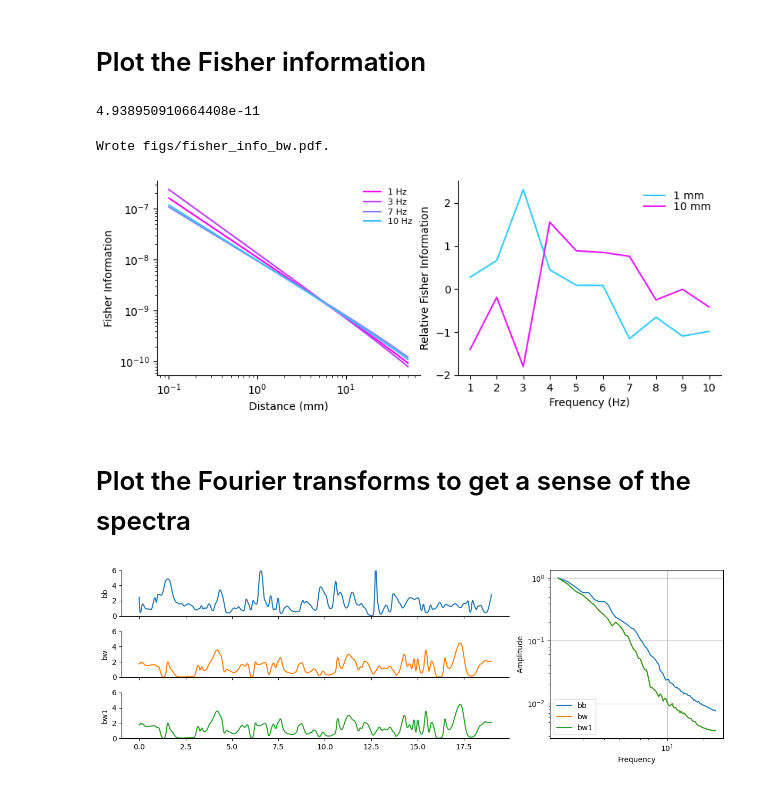
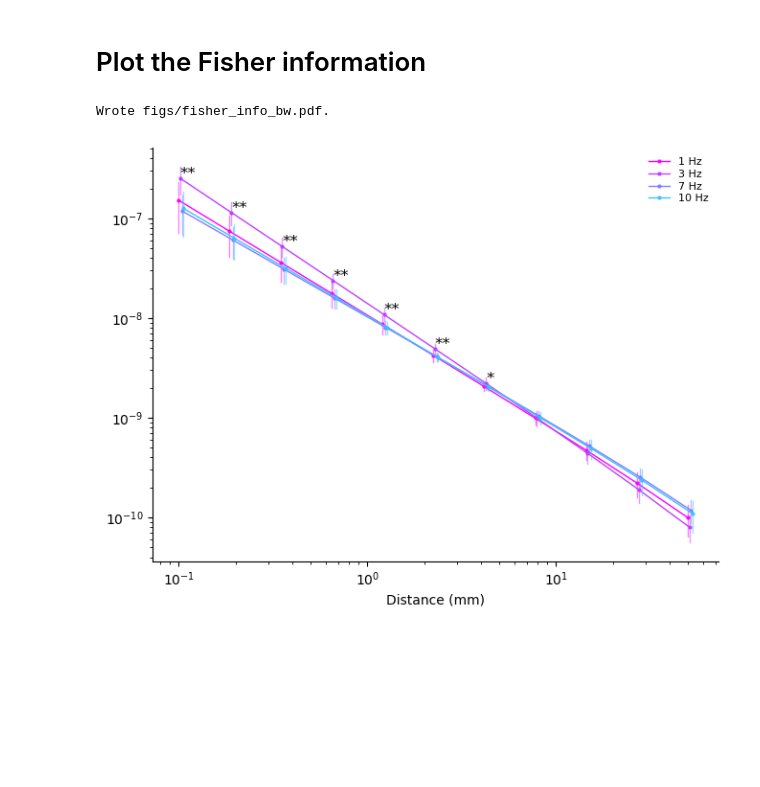
Before and after one commit to stootoon/fisher-plumes, a Jupyter notebook: make_figs.ipynb, the cells around one changed output. Drawn from its saved outputs; the diff is of its cells as text; code cells hidden in the pictures; blank space fills up the shorter version.

Commit message:
Fisher information figure is done.

```diff
--- a/make_figs.ipynb
+++ b/make_figs.ipynb
@@ -272,62 +272,19 @@ Wrote figs/la_vs_s_fits_bw.pdf.
 [figure]
 # %% [markdown]
 # Plot the Fisher information
-# %%
-reload(cft)
-p = Fbw.params_gen[:,3]
-cft.compute_fisher_information_for_gen_exp_decay(70000,*p[1:])
-# %% [output]
-4.938950910664408e-11
 # %%
-reload(cft)
-reload(cff)
-figure(figsize=(8,3))
-cff.plot_fisher_information(Fbw.params_gen[1:].T, # Skip the amplitude parameter
-                            Ifun = cft.compute_fisher_information_for_gen_exp_decay,
+reload(fpf)
+fpf.plot_fisher_information(Fbw,
                             d_lim=[1,10000],
-                            d_ranges = [[100,50000]],#,[1000,50000]],
+                            d_ranges = [[100,50000]],
                             d_scale = 1000,
+                            d_space_fun = lambda d0,d1,n:np.logspace(log10(d0),log10(d1),n),
                             which_ifreqs = [1,3,7,10],
+                            x_stagger = lambda x, i: x*(1.02**i),
                             fi_scale = 1, plot_fun = plt.loglog,
-                            plot_for_dists=([1000,10000], list(range(1,11)), plt.semilogy, [cm.cool(0.2), cm.cool(0.9)]),
 )
-gca().set_xticks(arange(1,11));
 file_name = f"figs/fisher_info_{name}.pdf"
 PLOT and (savefig(file_name, bbox_inches='tight'), print(f"Wrote {file_name}."));
 # %% [output]
 Wrote figs/fisher_info_bw.pdf.
-[figure, old version]
+[figure, new version]
-# %% [markdown]
-# Plot the Fourier transforms to get a sense of the spectra
-# %%
-mid_sim = lambda F: F.sims[F.yvals[len(F.yvals)//2]].data.flatten()
-
-gs = GridSpec(len(data),3)
-figure(figsize=(12,4))
-for i, (k, F) in enumerate(data.items()):
-    p = mid_sim(F)
-    p /= std(p)
-    p[p<0] = 0
-    t = arange(len(p))/F.fs
-#    if i == 0:
-#        ax = subplot(gs[:,0])
-    subplot(gs[i,:2])
-    plot(t[(t>t//2-10)&(t<t//2+10)],p[(t>t//2-10)&(t<t//2+10)], color=f"C{i}")
-    (i != len(data)-1) and gca().set_xticklabels([])
-    ylabel(k)
-    ylim(0,6)
-    [gca().spines[w].set_visible(False) for w in ['top','right']]
-    if i == 0:
-        ax_fft = subplot(gs[:,-1])
-    w  = len(p)//15
-    f,t,Z = stft(p[:10*w], fs = F.fs, nperseg=w)
-    a = mean(abs(Z),axis=1)
-    ax_fft.loglog(f[f>1], a[f>1]/a[f>1][0], color=f"C{i}", label=k)
-
-ax_fft.legend(loc="lower left")
-ax_fft.set_xlabel("Frequency")
-ax_fft.set_ylabel("Amplitude")
-ax_fft.grid(True)
-tight_layout()
-# %% [output]
-[figure, removed]
```
Also changed, not shown: parts of 1 cell of this notebook, 2 other files.
